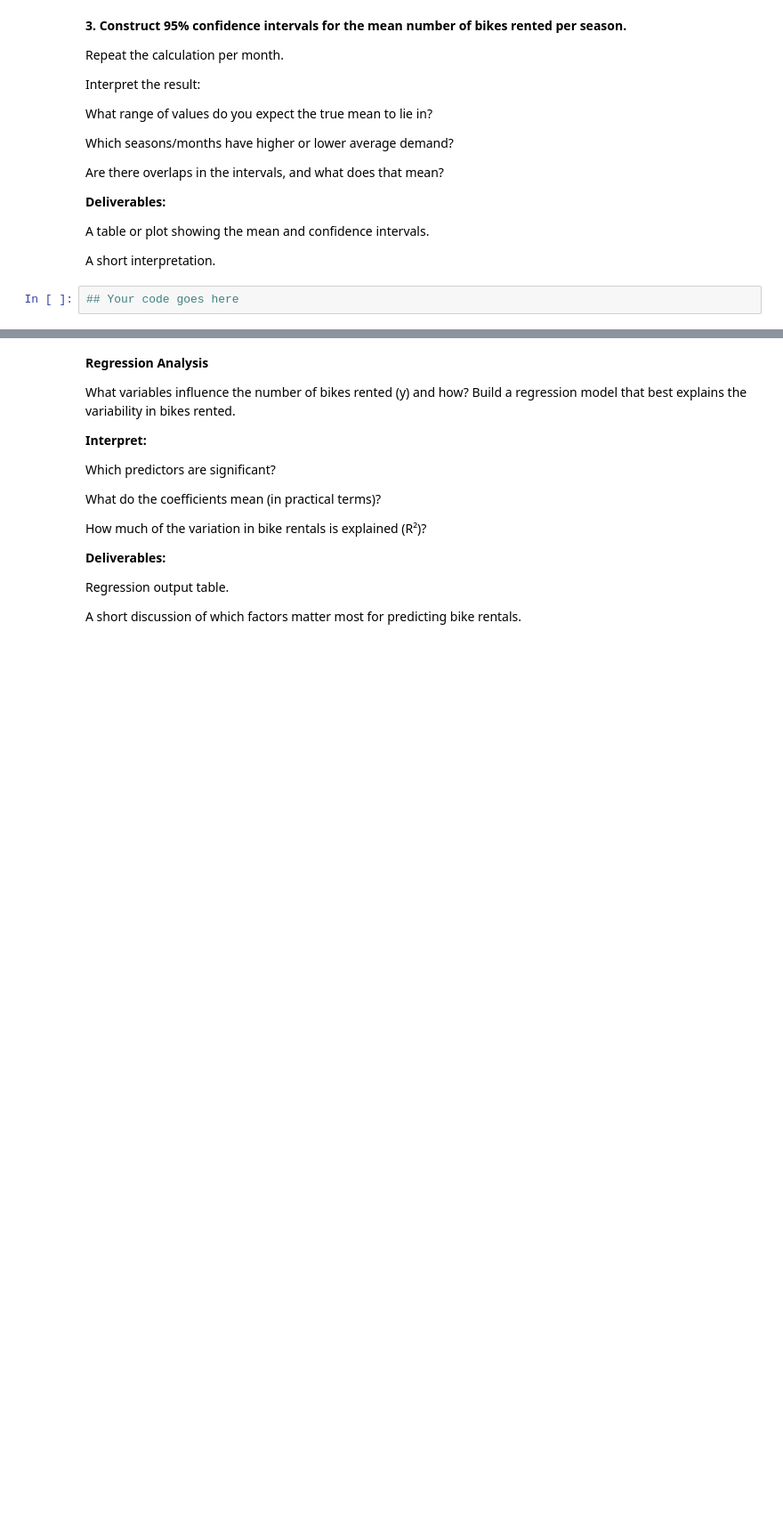
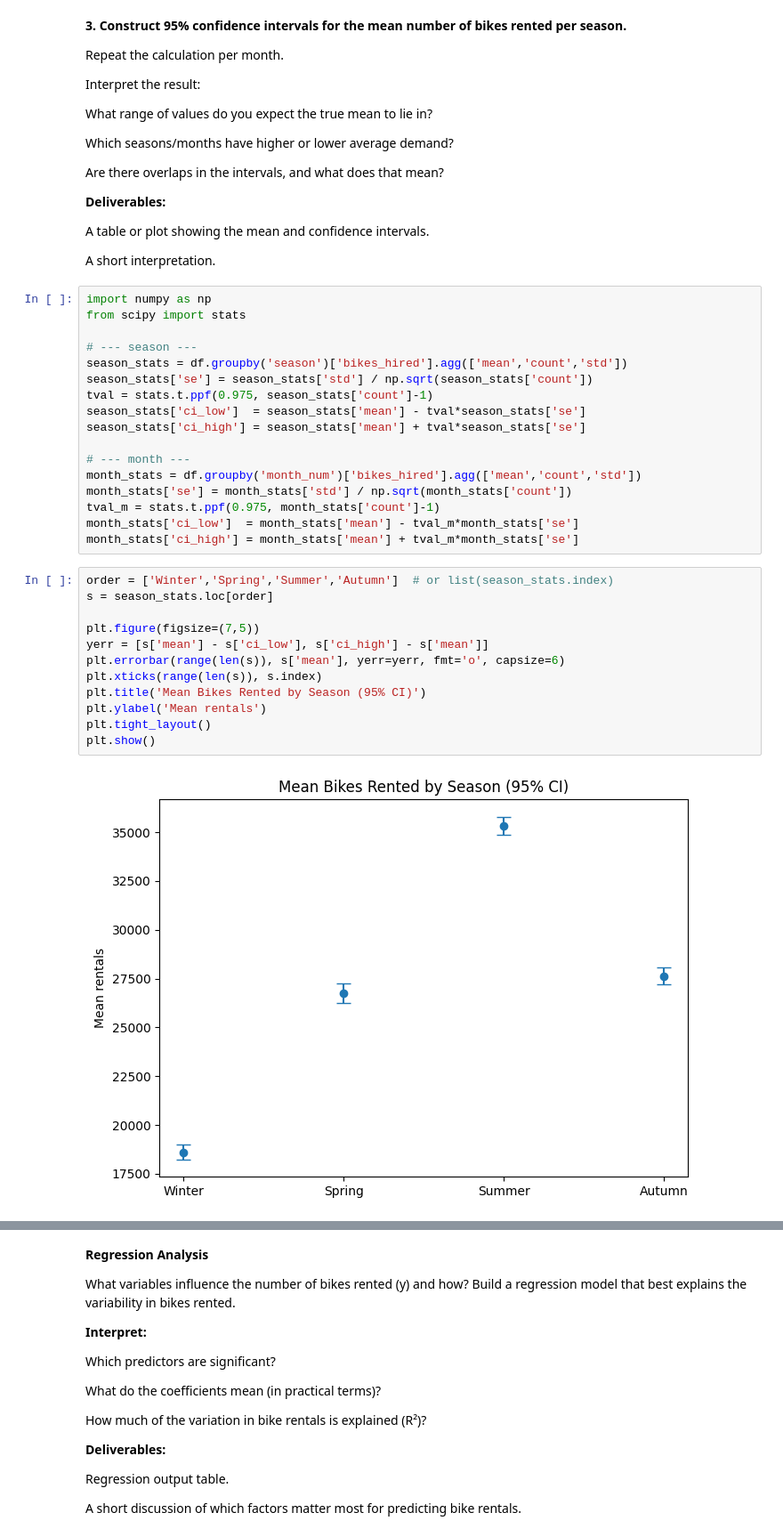
Before and after one commit to alexaromanova/Analytics-through-Coding-Class, a Jupyter notebook: Session_3/Group_Project.ipynb, the cells around one changed output, grey strips where cells are left out. Shown at 89% size. Drawn from its saved outputs; the diff is of its cells as text; blank space fills up the shorter version.

```diff
--- a/Session_3/Group_Project.ipynb
+++ b/Session_3/Group_Project.ipynb
@@ -78,4 +257,33 @@ A table or plot showing the mean and confidence intervals.
 
 A short interpretation.
 # %%
-## Your code goes here
+import numpy as np
+from scipy import stats
+
+# --- season ---
+season_stats = df.groupby('season')['bikes_hired'].agg(['mean','count','std'])
+season_stats['se'] = season_stats['std'] / np.sqrt(season_stats['count'])
+tval = stats.t.ppf(0.975, season_stats['count']-1)
+season_stats['ci_low']  = season_stats['mean'] - tval*season_stats['se']
+season_stats['ci_high'] = season_stats['mean'] + tval*season_stats['se']
+
+# --- month ---
+month_stats = df.groupby('month_num')['bikes_hired'].agg(['mean','count','std'])
+month_stats['se'] = month_stats['std'] / np.sqrt(month_stats['count'])
+tval_m = stats.t.ppf(0.975, month_stats['count']-1)
+month_stats['ci_low']  = month_stats['mean'] - tval_m*month_stats['se']
+month_stats['ci_high'] = month_stats['mean'] + tval_m*month_stats['se']
+# %%
+order = ['Winter','Spring','Summer','Autumn']  # or list(season_stats.index)
+s = season_stats.loc[order]
+
+plt.figure(figsize=(7,5))
+yerr = [s['mean'] - s['ci_low'], s['ci_high'] - s['mean']]
+plt.errorbar(range(len(s)), s['mean'], yerr=yerr, fmt='o', capsize=6)
+plt.xticks(range(len(s)), s.index)
+plt.title('Mean Bikes Rented by Season (95% CI)')
+plt.ylabel('Mean rentals')
+plt.tight_layout()
+plt.show()
+# %% [output]
+[figure, added]
```
Also changed, not shown: parts of 13 cells of this notebook, 1 other file.
